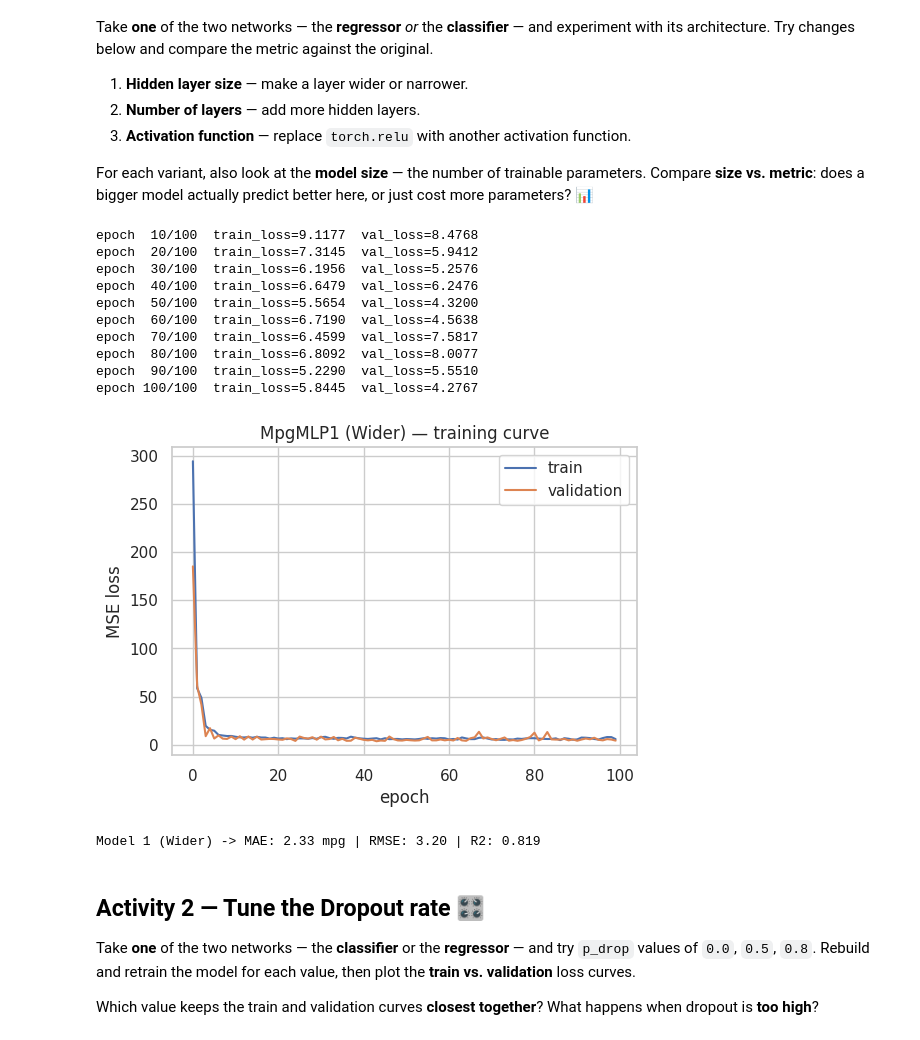
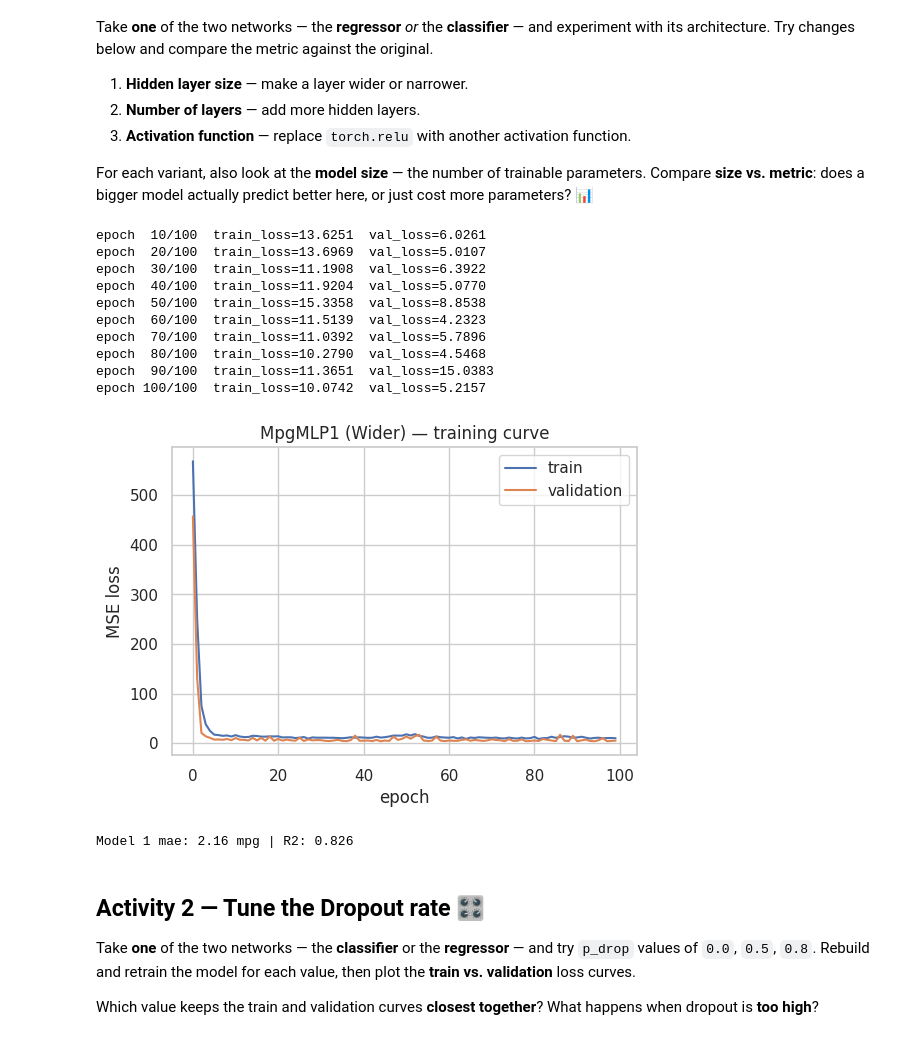
Before and after one commit to MikeSMD/Betting_system, a Jupyter notebook: ML_02_Classification_and_Regression_PyTorch.ipynb, the cells around one changed output. Saved outputs shown, nothing was run; the diff lists cells and outputs as text; code cells hidden in the pictures.

```diff
--- a/ML_02_Classification_and_Regression_PyTorch.ipynb
+++ b/ML_02_Classification_and_Regression_PyTorch.ipynb
@@ -665,48 +666,52 @@ class mpgmlp3(nn.Module):
         self.dropout = nn.Dropout(p_drop)
 
     def forward(self, x):
         x = F.gelu(self.fc1(x))
         x = self.dropout(x)
         x = F.gelu(self.fc2(x))
         x = self.out(x)
         return x
 
-model_v1 = mpgmlp1(n_features=X_train_tensor.shape[1]).to(device)
-torchinfo.summary(model_v1, input_size=(1, X_train_tensor.shape[1]))
+model_v1 = mpgmlp2(n_features=X_train_tensor.shape[1]).to(device)
+# torchinfo.summary(model_v1, input_size=(1, X_train_tensor.shape[1]))
 
 criterion = nn.MSELoss()
 optimizer = torch.optim.Adam(model_v1.parameters(), lr=1e-2)
 
 history_v1 = train_model(model_v1, train_loader_r, val_loader_r, criterion, optimizer, n_epochs=100)
 
 plt.figure(figsize=(6, 4))
 plt.plot(history_v1["train_loss"], label="train")
 plt.plot(history_v1["val_loss"],   label="validation")
 plt.xlabel("epoch"); plt.ylabel("MSE loss"); plt.title("MpgMLP1 (Wider) — training curve")
 plt.legend(); plt.show()
 
 model_v1.eval()
 with torch.no_grad():
     y_pred = model_v1(X_test_tensor.to(device)).cpu().numpy().ravel()
 
 mae  = mean_absolute_error(y_test, y_pred)
 rmse = mean_squared_error(y_test, y_pred) ** 0.5
 r2   = r2_score(y_test, y_pred)
+print(f"Model 1 mae: {mae:.2f} mpg  | R2: {r2:.3f}")
 
-print(f"Model 1 mae: {mae:.2f} mpg | RMSE: {rmse:.2f} | R2: {r2:.3f}")
+
+# mpgmlp1 w: 0.808
+# mpgmlp2 d: 0.822
+# mpgmlp3 g: 0.794
 # %% [output]
-epoch  10/100  train_loss=9.1177  val_loss=8.4768
-epoch  20/100  train_loss=7.3145  val_loss=5.9412
-epoch  30/100  train_loss=6.1956  val_loss=5.2576
-epoch  40/100  train_loss=6.6479  val_loss=6.2476
-epoch  50/100  train_loss=5.5654  val_loss=4.3200
-epoch  60/100  train_loss=6.7190  val_loss=4.5638
-epoch  70/100  train_loss=6.4599  val_loss=7.5817
-epoch  80/100  train_loss=6.8092  val_loss=8.0077
-epoch  90/100  train_loss=5.2290  val_loss=5.5510
-epoch 100/100  train_loss=5.8445  val_loss=4.2767
+epoch  10/100  train_loss=13.6251  val_loss=6.0261
+epoch  20/100  train_loss=13.6969  val_loss=5.0107
+epoch  30/100  train_loss=11.1908  val_loss=6.3922
+epoch  40/100  train_loss=11.9204  val_loss=5.0770
+epoch  50/100  train_loss=15.3358  val_loss=8.8538
+epoch  60/100  train_loss=11.5139  val_loss=4.2323
+epoch  70/100  train_loss=11.0392  val_loss=5.7896
+epoch  80/100  train_loss=10.2790  val_loss=4.5468
+epoch  90/100  train_loss=11.3651  val_loss=15.0383
+epoch 100/100  train_loss=10.0742  val_loss=5.2157
-[figure, old version]
+[figure, new version]
-Model 1 (Wider) -> MAE: 2.33 mpg | RMSE: 3.20 | R2: 0.819
+Model 1 mae: 2.16 mpg | R2: 0.826
 # %% [markdown]
 ## Activity 2 — Tune the Dropout rate 🎛️
 
```
Also changed, not shown: parts of 1 cell of this notebook.
